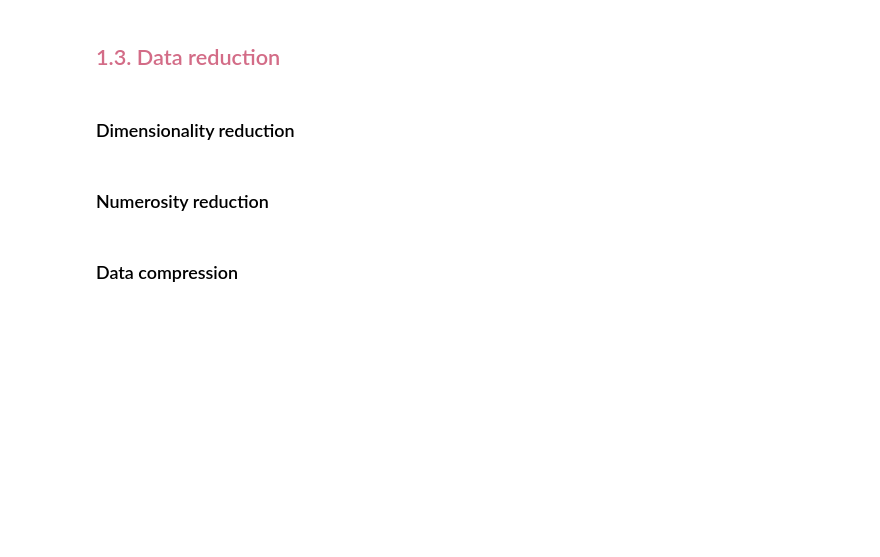
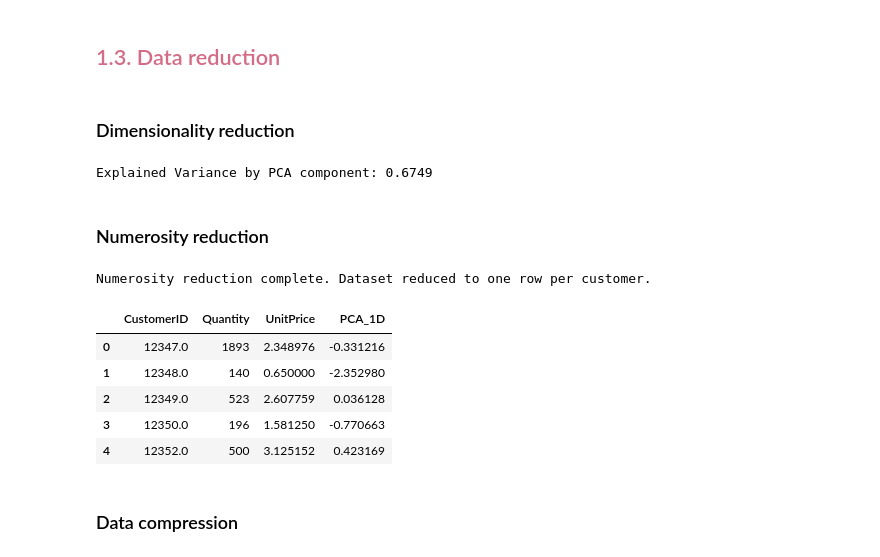
Before and after one commit to biren-charles/Data-Science-Project-ACT, a Jupyter notebook: datascience-online-retail-project.ipynb, the cells around one changed output. Drawn from its saved outputs; the diff is of its cells as text; code cells hidden in the pictures; blank space fills up the shorter version.

```diff
--- a/datascience-online-retail-project.ipynb
+++ b/datascience-online-retail-project.ipynb
@@ -157,3 +157,30 @@ TotalPrice  0.512696   0.357885   -0.123738    1.000000
 <h2 style="color:#d36c87;">1.3. Data reduction</h2>
 # %% [markdown]
 ### Dimensionality reduction
+# %%
+from sklearn.decomposition import PCA
+from sklearn.preprocessing import StandardScaler
+from scipy.cluster.hierarchy import linkage, fcluster
+from scipy.spatial.distance import pdist
+
+# Select numeric columns
+numeric_cols = ['Quantity', 'UnitPrice']
+df_pca = df_cleaned[numeric_cols].copy()
+
+# Clean data (remove NaNs or infinities)
+df_pca = df_pca.replace([np.inf, -np.inf], np.nan).dropna()
+
+# Standardize data
+scaler = StandardScaler()
+scaled_data = scaler.fit_transform(df_pca)
+
+# Applying PCA
+pca = PCA(n_components=1)
+principal_component = pca.fit_transform(scaled_data)
+
+# Store/display the result
+df_cleaned['PCA_1D'] = principal_component
+
+print(f"Explained Variance by PCA component: {pca.explained_variance_ratio_[0]:.4f}")
+# %% [output]
+Explained Variance by PCA component: 0.6749
@@ -160,4 +189,21 @@ TotalPrice  0.512696   0.357885   -0.123738    1.000000
 # %% [markdown]
 ### Numerosity reduction
+# %%
+numerosity_df = df_cleaned.groupby('CustomerID').agg({
+    'Quantity': 'sum',
+    'UnitPrice': 'mean',
+    'PCA_1D': 'mean'  # From the PCA step
+}).reset_index()
+
+print("Numerosity reduction complete. Dataset reduced to one row per customer.")
+display(numerosity_df.head())
+# %% [output]
+Numerosity reduction complete. Dataset reduced to one row per customer.
+|  | CustomerID | Quantity | UnitPrice | PCA_1D |
+| 0 | 12347.0 | 1893 | 2.348976 | -0.331216 |
+| 1 | 12348.0 | 140 | 0.650000 | -2.352980 |
+| 2 | 12349.0 | 523 | 2.607759 | 0.036128 |
+| 3 | 12350.0 | 196 | 1.581250 | -0.770663 |
+| 4 | 12352.0 | 500 | 3.125152 | 0.423169 |
 # %% [markdown]
 ### Data compression
```
Also changed, not shown: parts of 3 cells of this notebook.
